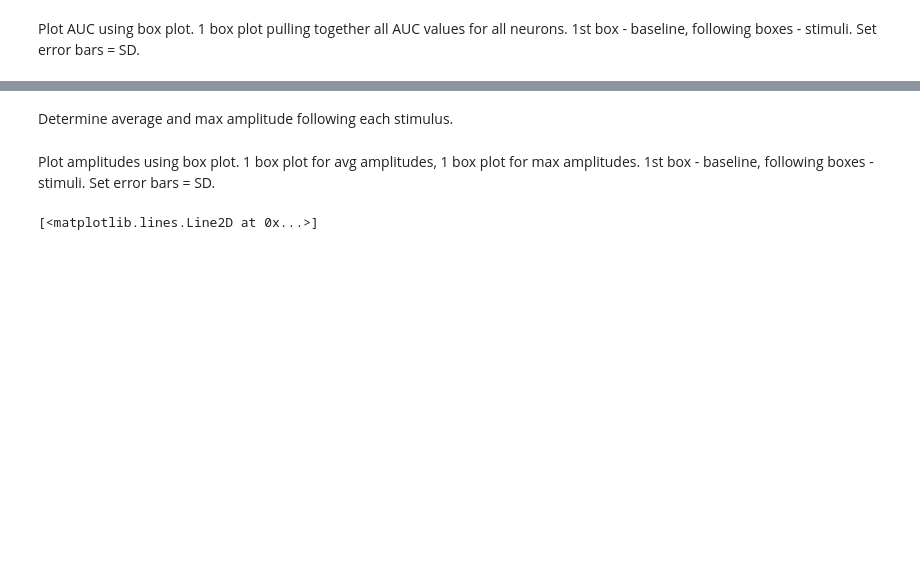
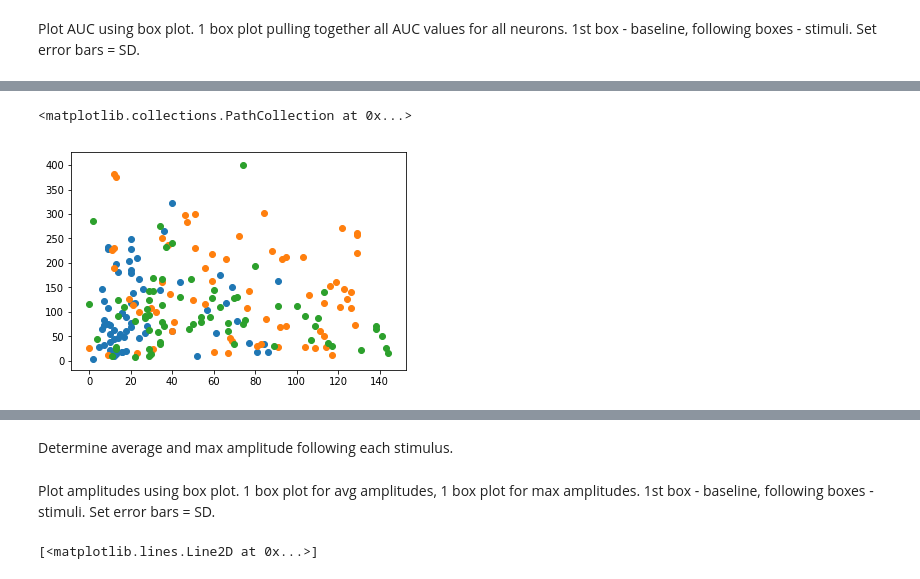
Before and after one commit to antopolskiy/fluorescence_analysis, a Jupyter notebook: main.ipynb, the cells around one changed output, grey strips where cells are left out. Saved outputs shown, nothing was run; the diff lists cells and outputs as text; code cells hidden in the pictures; blank space fills up the shorter version.

```diff
--- a/main.ipynb
+++ b/main.ipynb
@@ -336,0 +467,7 @@ Plot AUC using box plot. 1 box plot pulling together all AUC values for all neur
+# %%
+plt.scatter(responses_amplitude[('5ht','peak_latency')],responses_amplitude[('5ht','peak')])
+plt.scatter(responses_amplitude[('caerulein','peak_latency')],responses_amplitude[('caerulein','peak')])
+plt.scatter(responses_amplitude[('forscolin_ibmx','peak_latency')],responses_amplitude[('forscolin_ibmx','peak')])
+# %% [output]
+<matplotlib.collections.PathCollection at 0x...>
+[figure, added]
```
Also changed, not shown: parts of 23 cells of this notebook.
